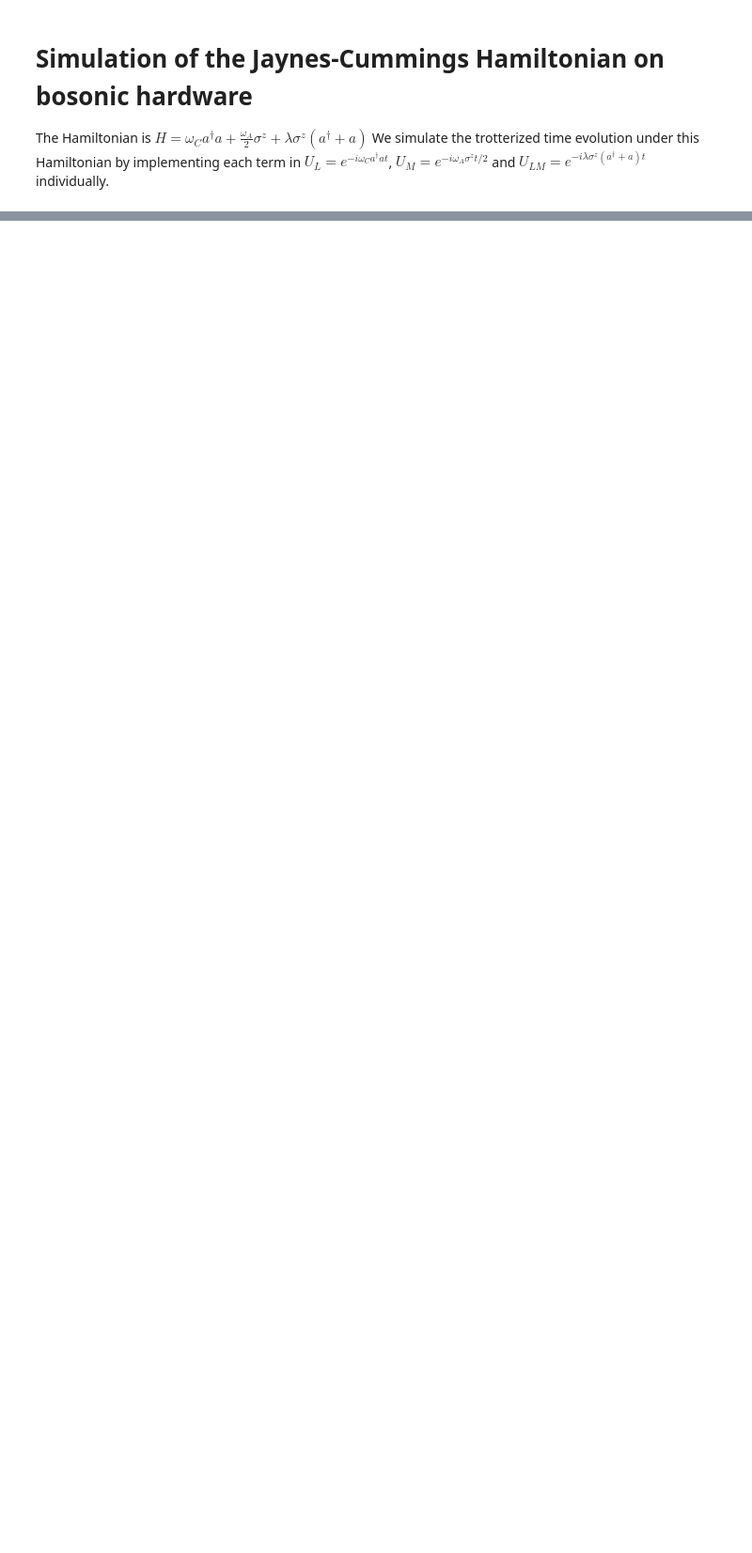
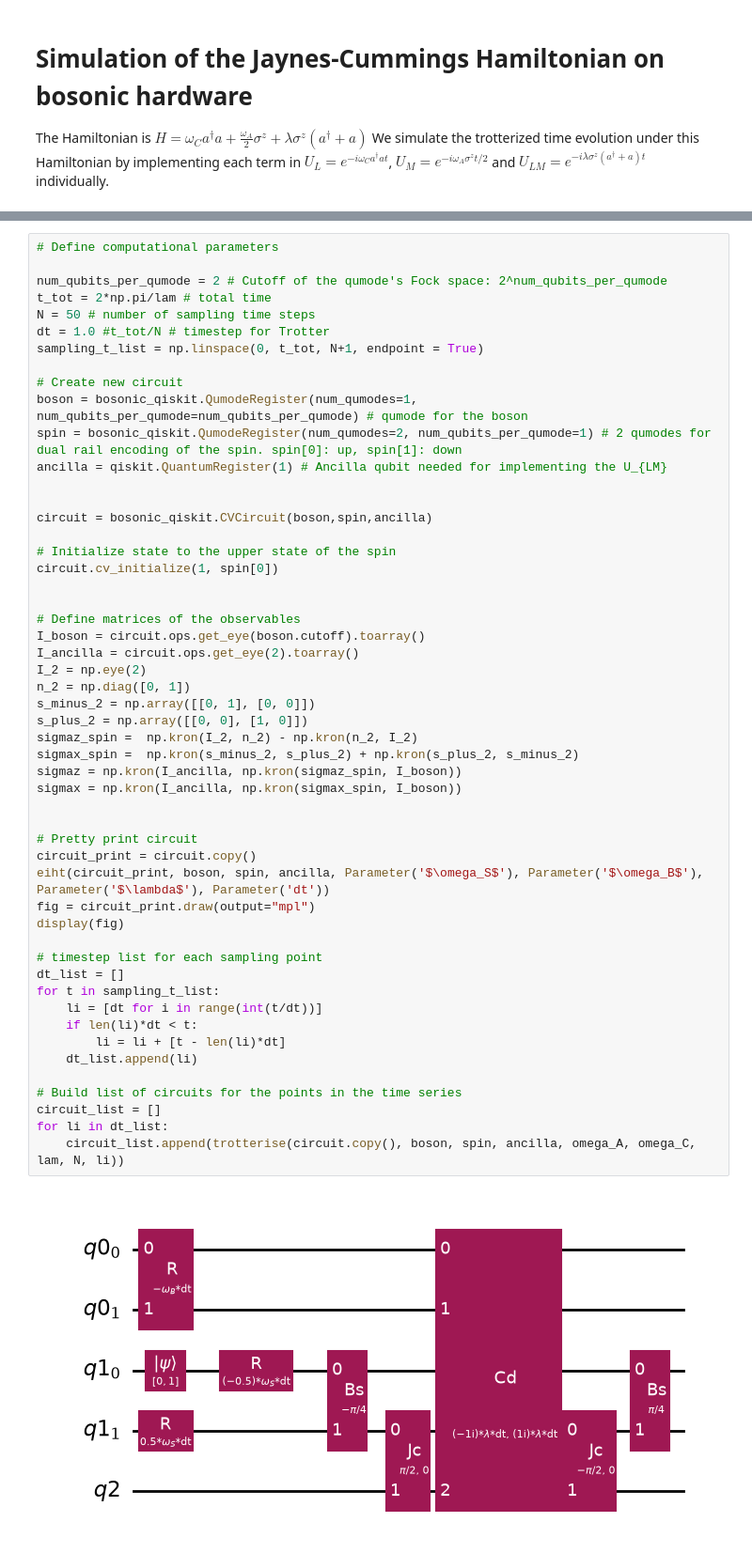
Before and after one commit to simkoi/bosonic_algo, a Jupyter notebook: JC_bosonic_hardware_dual_rail.ipynb, the cells around one changed output, grey strips where cells are left out. Shown at 94% size. Cells and saved outputs as stored; diff of their text form; blank space fills up the shorter version.

```diff
--- a/JC_bosonic_hardware_dual_rail.ipynb
+++ b/JC_bosonic_hardware_dual_rail.ipynb
@@ -122,0 +40,54 @@ step 99
+# %%
+# Define computational parameters
+
+num_qubits_per_qumode = 2 # Cutoff of the qumode's Fock space: 2^num_qubits_per_qumode
+t_tot = 2*np.pi/lam # total time
+N = 50 # number of sampling time steps
+dt = 1.0 #t_tot/N # timestep for Trotter
+sampling_t_list = np.linspace(0, t_tot, N+1, endpoint = True)
+
+# Create new circuit
+boson = bosonic_qiskit.QumodeRegister(num_qumodes=1, num_qubits_per_qumode=num_qubits_per_qumode) # qumode for the boson
+spin = bosonic_qiskit.QumodeRegister(num_qumodes=2, num_qubits_per_qumode=1) # 2 qumodes for dual rail encoding of the spin. spin[0]: up, spin[1]: down
+ancilla = qiskit.QuantumRegister(1) # Ancilla qubit needed for implementing the U_{LM}
+
+
+circuit = bosonic_qiskit.CVCircuit(boson,spin,ancilla)
+
+# Initialize state to the upper state of the spin
+circuit.cv_initialize(1, spin[0])
+
+
+# Define matrices of the observables
+I_boson = circuit.ops.get_eye(boson.cutoff).toarray()
+I_ancilla = circuit.ops.get_eye(2).toarray()
+I_2 = np.eye(2)
+n_2 = np.diag([0, 1])
+s_minus_2 = np.array([[0, 1], [0, 0]])
+s_plus_2 = np.array([[0, 0], [1, 0]])
+sigmaz_spin =  np.kron(I_2, n_2) - np.kron(n_2, I_2)
+sigmax_spin =  np.kron(s_minus_2, s_plus_2) + np.kron(s_plus_2, s_minus_2)
+sigmaz = np.kron(I_ancilla, np.kron(sigmaz_spin, I_boson))
+sigmax = np.kron(I_ancilla, np.kron(sigmax_spin, I_boson))
+
+
+# Pretty print circuit
+circuit_print = circuit.copy()
+eiht(circuit_print, boson, spin, ancilla, Parameter('$\omega_S$'), Parameter('$\omega_B$'), Parameter('$\lambda$'), Parameter('dt'))
+fig = circuit_print.draw(output="mpl")
+display(fig)
+
+# timestep list for each sampling point
+dt_list = []
+for t in sampling_t_list:
+    li = [dt for i in range(int(t/dt))]
+    if len(li)*dt < t:
+        li = li + [t - len(li)*dt]
+    dt_list.append(li)
+
+# Build list of circuits for the points in the time series
+circuit_list = []
+for li in dt_list:
+    circuit_list.append(trotterise(circuit.copy(), boson, spin, ancilla, omega_A, omega_C, lam, N, li))
+# %% [output]
+[figure, added]
```
Also changed, not shown: parts of 17 cells of this notebook, 2 other files.
